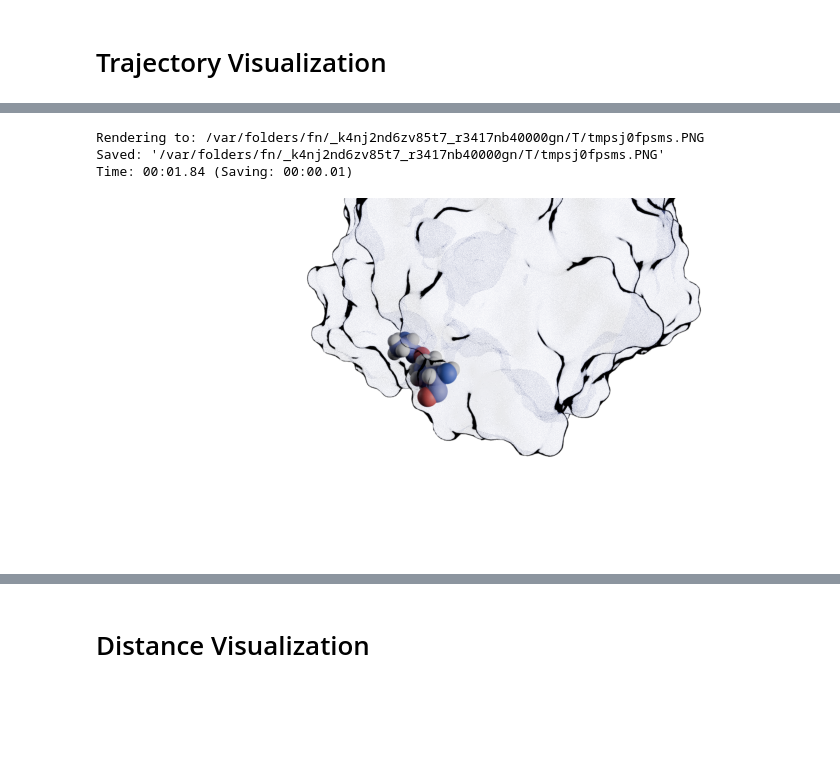
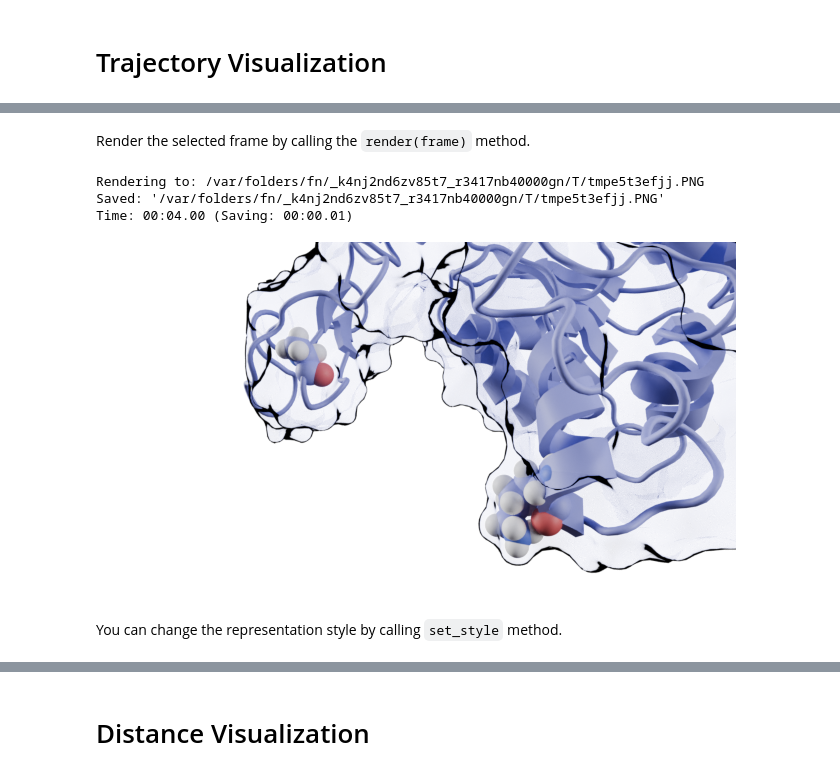
Before and after one commit to yuxuanzhuang/ggmolvis, a Jupyter notebook: examples/ggmolvis_basic.ipynb, the cells around one changed output, grey strips where cells are left out. Saved outputs shown, nothing was run; the diff lists cells and outputs as text; code cells hidden in the pictures; blank space fills up the shorter version.

```diff
--- a/examples/ggmolvis_basic.ipynb
+++ b/examples/ggmolvis_basic.ipynb
@@ -34,10 +53,14 @@ Time: 00:02.39 (Saving: 00:00.07)
+# %% [markdown]
+Render the selected frame by calling the `render(frame)` method.
 # %%
-residue_mol.render(frame=0)
+residue_mol.render(frame=60)
 # %% [output]
-Rendering to: /var/folders/fn/_k4nj2nd6zv85t7_r3417nb40000gn/T/tmpsj0fpsms.PNG
-Saved: '/var/folders/fn/_k4nj2nd6zv85t7_r3417nb40000gn/T/tmpsj0fpsms.PNG'
-Time: 00:01.84 (Saving: 00:00.01)
+Rendering to: /var/folders/fn/_k4nj2nd6zv85t7_r3417nb40000gn/T/tmpe5t3efjj.PNG
+Saved: '/var/folders/fn/_k4nj2nd6zv85t7_r3417nb40000gn/T/tmpe5t3efjj.PNG'
+Time: 00:04.00 (Saving: 00:00.01)
-[figure, old version]
+[figure, new version]
+# %% [markdown]
+You can change the representation style by calling `set_style` method.
 # %%
 residue_mol.set_style('ball_and_stick')
 # %%
```
Also changed, not shown: parts of 20 cells of this notebook, 8 other files.
